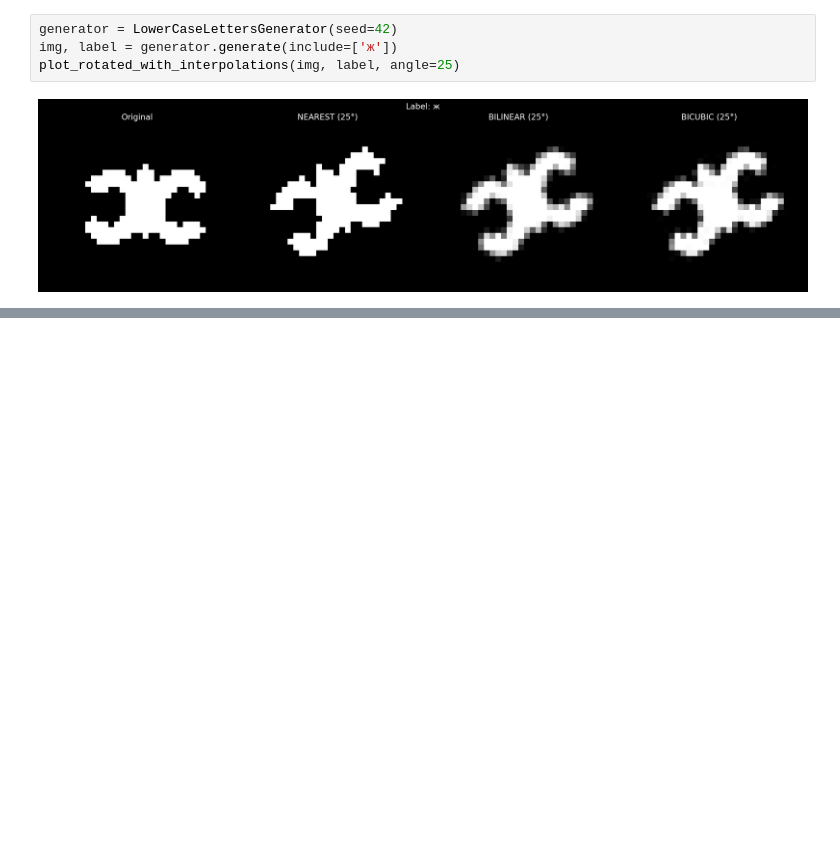
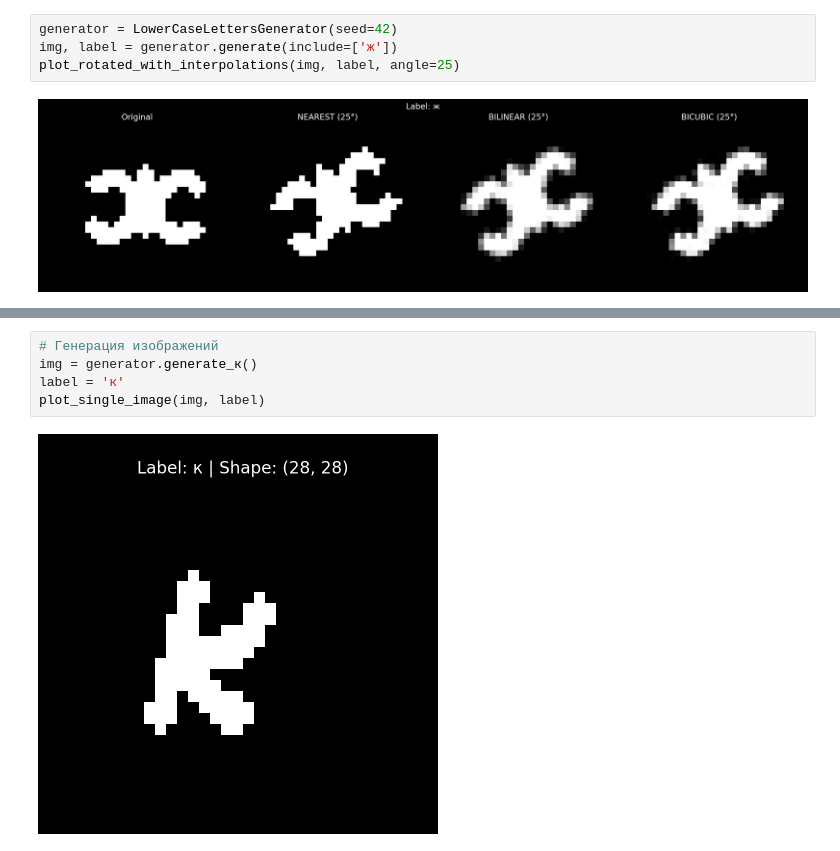
Before and after one commit to Toxele/MNIST_synthetic_cyrillic, a Jupyter notebook: letters_gen.ipynb, the cells around one changed output, grey strips where cells are left out. Saved outputs shown, nothing was run; the diff lists cells and outputs as text; blank space fills up the shorter version.

```diff
--- a/letters_gen.ipynb
+++ b/letters_gen.ipynb
@@ -220,0 +240,7 @@ plot_rotated_with_interpolations(img, label, angle=25)
+# %%
+# Генерация изображений
+img = generator.generate_к()
+label = 'к'
+plot_single_image(img, label)
+# %% [output]
+[figure, added]
```
Also changed, not shown: parts of 29 cells of this notebook, 1 other file.
